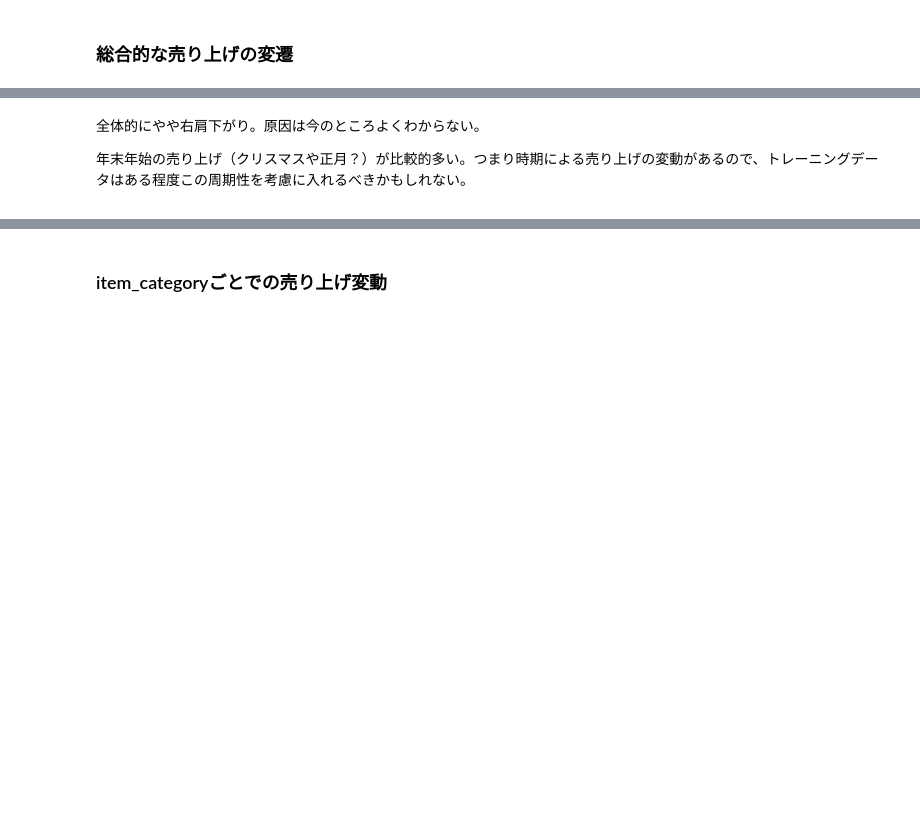
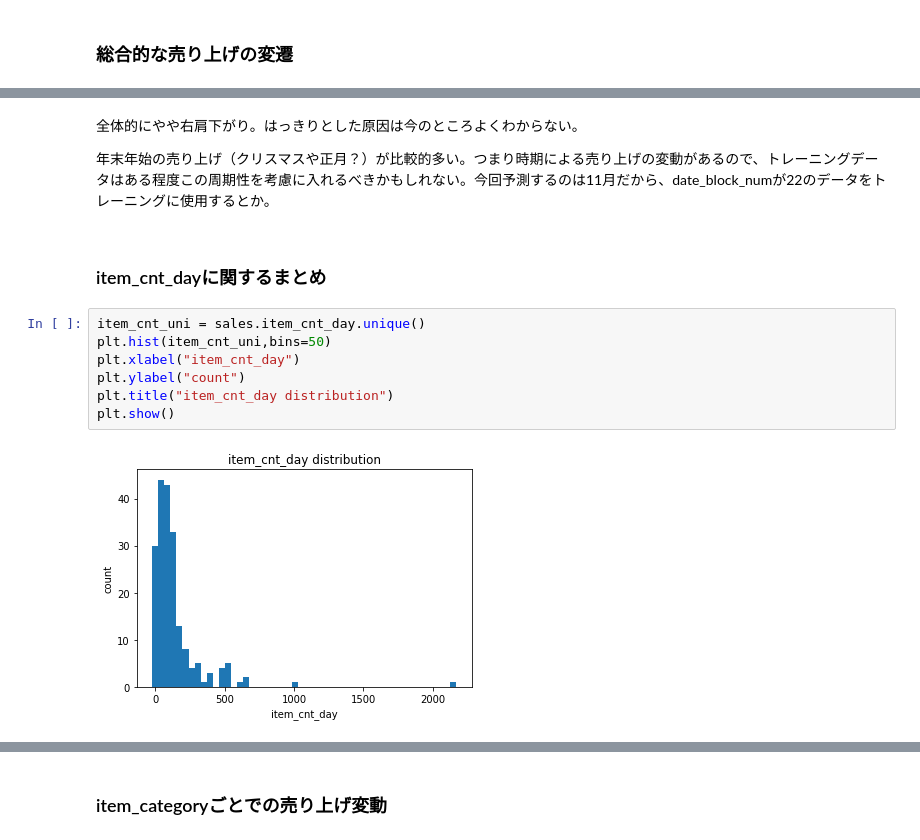
Before and after one commit to genkiando/final-project-of-machine-learning, a Jupyter notebook: final_project_simpleEDA.ipynb, the cells around one changed output, grey strips where cells are left out. Saved outputs shown, nothing was run; the diff lists cells and outputs as text; blank space fills up the shorter version.

```diff
--- a/final_project_simpleEDA.ipynb
+++ b/final_project_simpleEDA.ipynb
@@ -108,5 +108,16 @@ plt.show()
 # %% [output]
 [figure]
 # %% [markdown]
-全体的にやや右肩下がり。原因は今のところよくわからない。<p>
-年末年始の売り上げ（クリスマスや正月？）が比較的多い。つまり時期による売り上げの変動があるので、トレーニングデータはある程度この周期性を考慮に入れるべきかもしれない。
+全体的にやや右肩下がり。はっきりとした原因は今のところよくわからない。<p>
+年末年始の売り上げ（クリスマスや正月？）が比較的多い。つまり時期による売り上げの変動があるので、トレーニングデータはある程度この周期性を考慮に入れるべきかもしれない。今回予測するのは11月だから、date_block_numが22のデータをトレーニングに使用するとか。
+# %% [markdown]
+### item_cnt_dayに関するまとめ
+# %%
+item_cnt_uni = sales.item_cnt_day.unique()
+plt.hist(item_cnt_uni,bins=50)
+plt.xlabel("item_cnt_day")
+plt.ylabel("count")
+plt.title("item_cnt_day distribution")
+plt.show()
+# %% [output]
+[figure, added]
```
Also changed, not shown: parts of 32 cells of this notebook, 1 other file.
